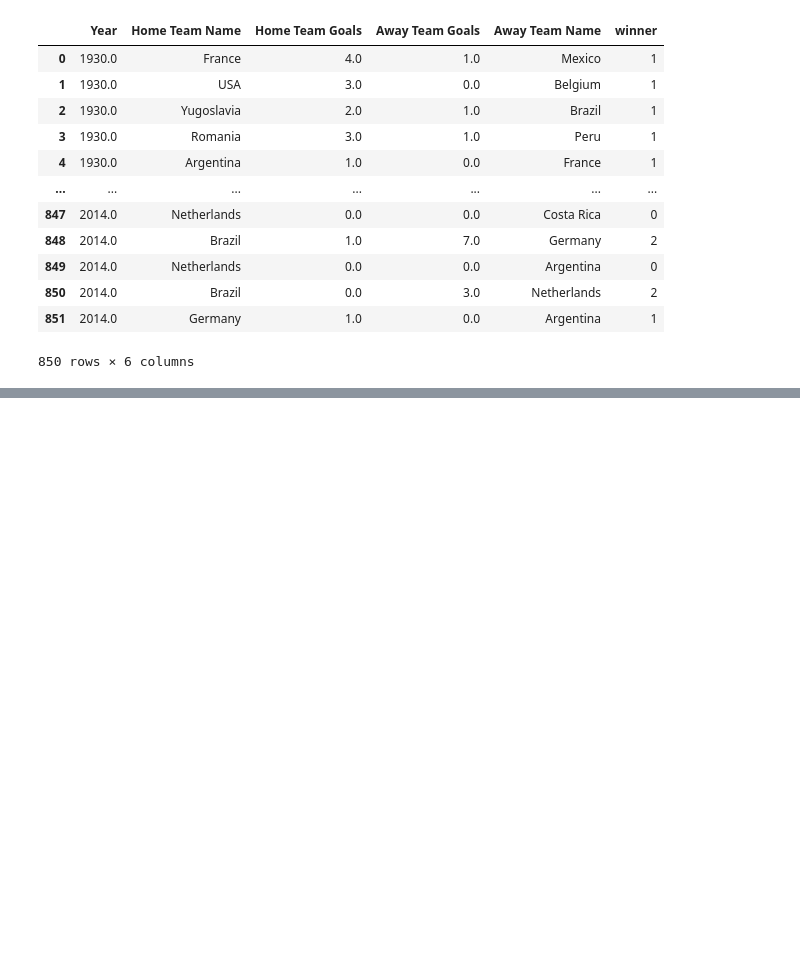
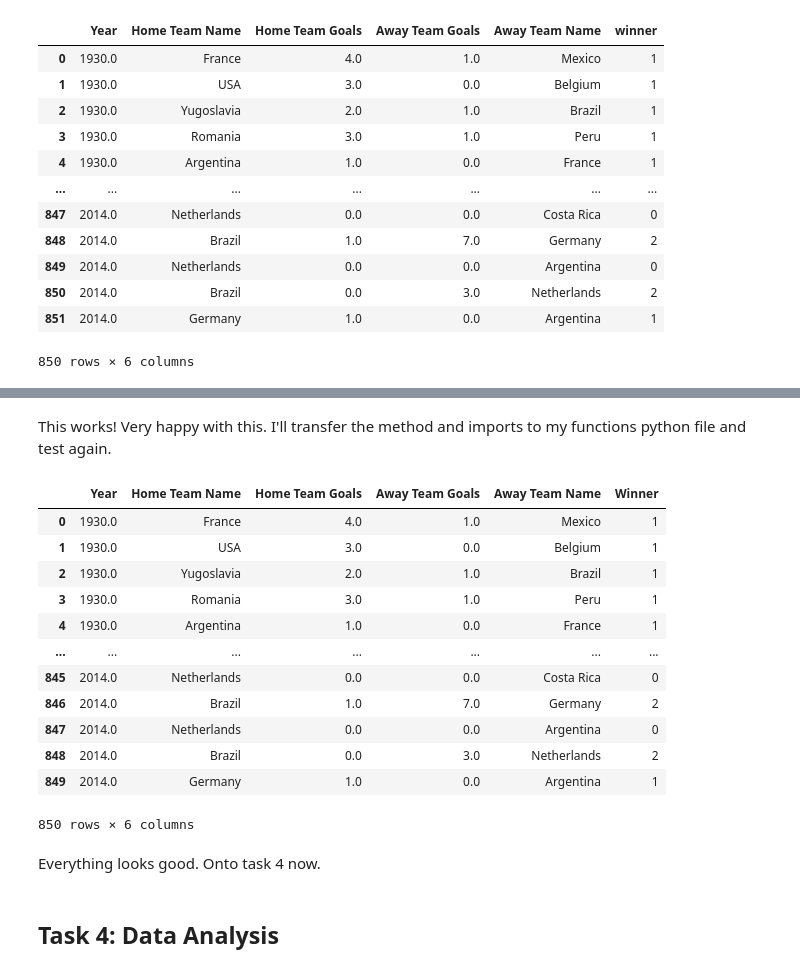
Before and after one commit to ubco-W2022T1-cosc301/project-group49, a Jupyter notebook: notebooks/analysis1.ipynb, the cells around one changed output, grey strips where cells are left out. Drawn from its saved outputs; the diff is of its cells as text; code cells hidden in the pictures; blank space fills up the shorter version.

Commit message:
complete task 3

```diff
--- a/notebooks/analysis1.ipynb
+++ b/notebooks/analysis1.ipynb
@@ -251,0 +312,2 @@ clean_data
+# %% [markdown]
+This works! Very happy with this. I'll transfer the method and imports to my functions python file and test again.
@@ -251,0 +316,21 @@ clean_data
+# %%
+test = p1.load_and_process("../data/raw/WorldCupMatches.csv")
+test
+# %% [output]
+|  | Year | Home Team Name | Home Team Goals | Away Team Goals | Away Team Name | Winner |
+| 0 | 1930.0 | France | 4.0 | 1.0 | Mexico | 1 |
+| 1 | 1930.0 | USA | 3.0 | 0.0 | Belgium | 1 |
+| 2 | 1930.0 | Yugoslavia | 2.0 | 1.0 | Brazil | 1 |
+| 3 | 1930.0 | Romania | 3.0 | 1.0 | Peru | 1 |
+| 4 | 1930.0 | Argentina | 1.0 | 0.0 | France | 1 |
+| ... | ... | ... | ... | ... | ... | ... |
+| 845 | 2014.0 | Netherlands | 0.0 | 0.0 | Costa Rica | 0 |
+| 846 | 2014.0 | Brazil | 1.0 | 7.0 | Germany | 2 |
+| 847 | 2014.0 | Netherlands | 0.0 | 0.0 | Argentina | 0 |
+| 848 | 2014.0 | Brazil | 0.0 | 3.0 | Netherlands | 2 |
+| 849 | 2014.0 | Germany | 1.0 | 0.0 | Argentina | 1 |
+850 rows × 6 columns
+# %% [markdown]
+Everything looks good. Onto task 4 now.
+# %% [markdown]
+## Task 4: Data Analysis
```
Also changed, not shown: parts of 7 cells of this notebook, 2 other files.
